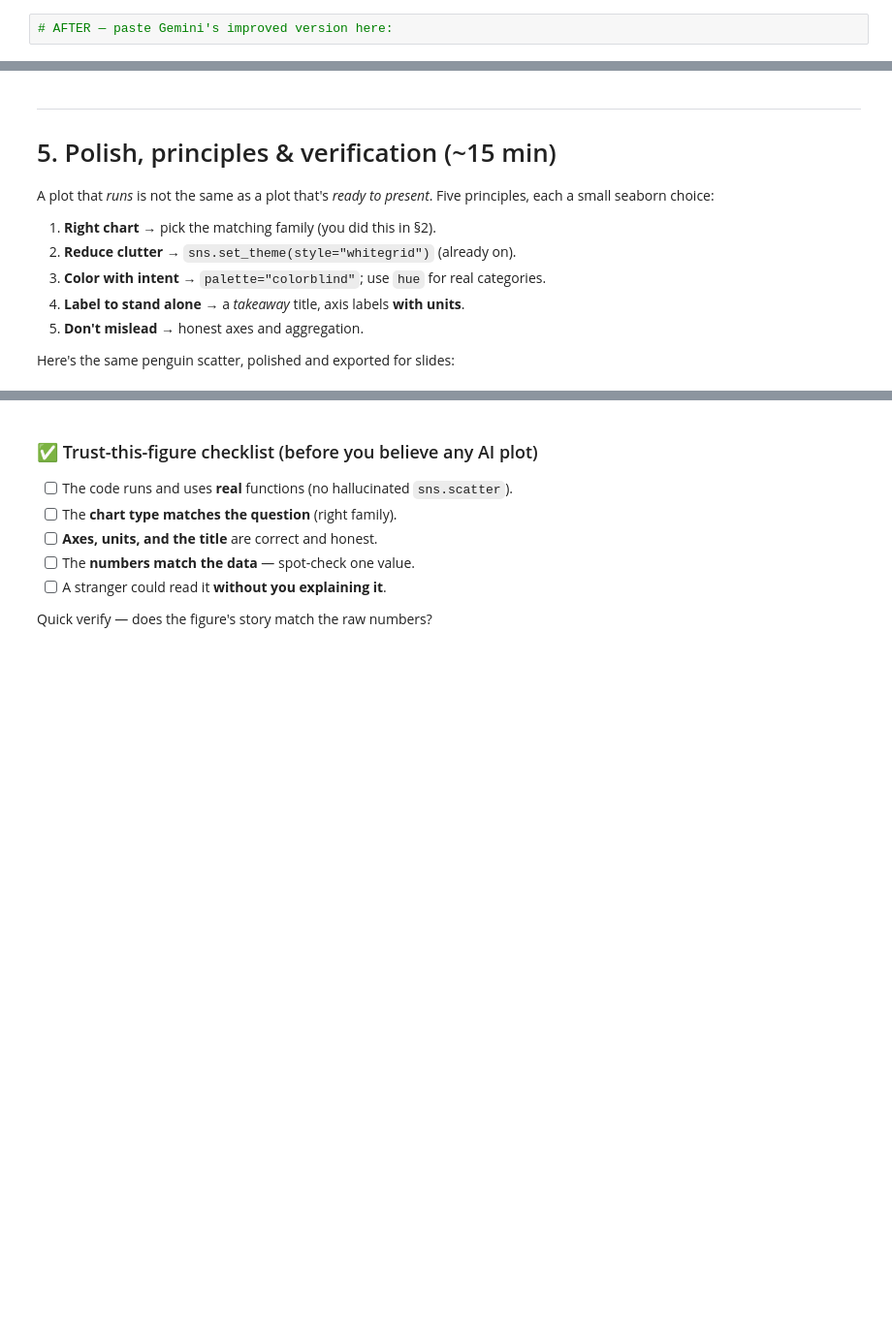
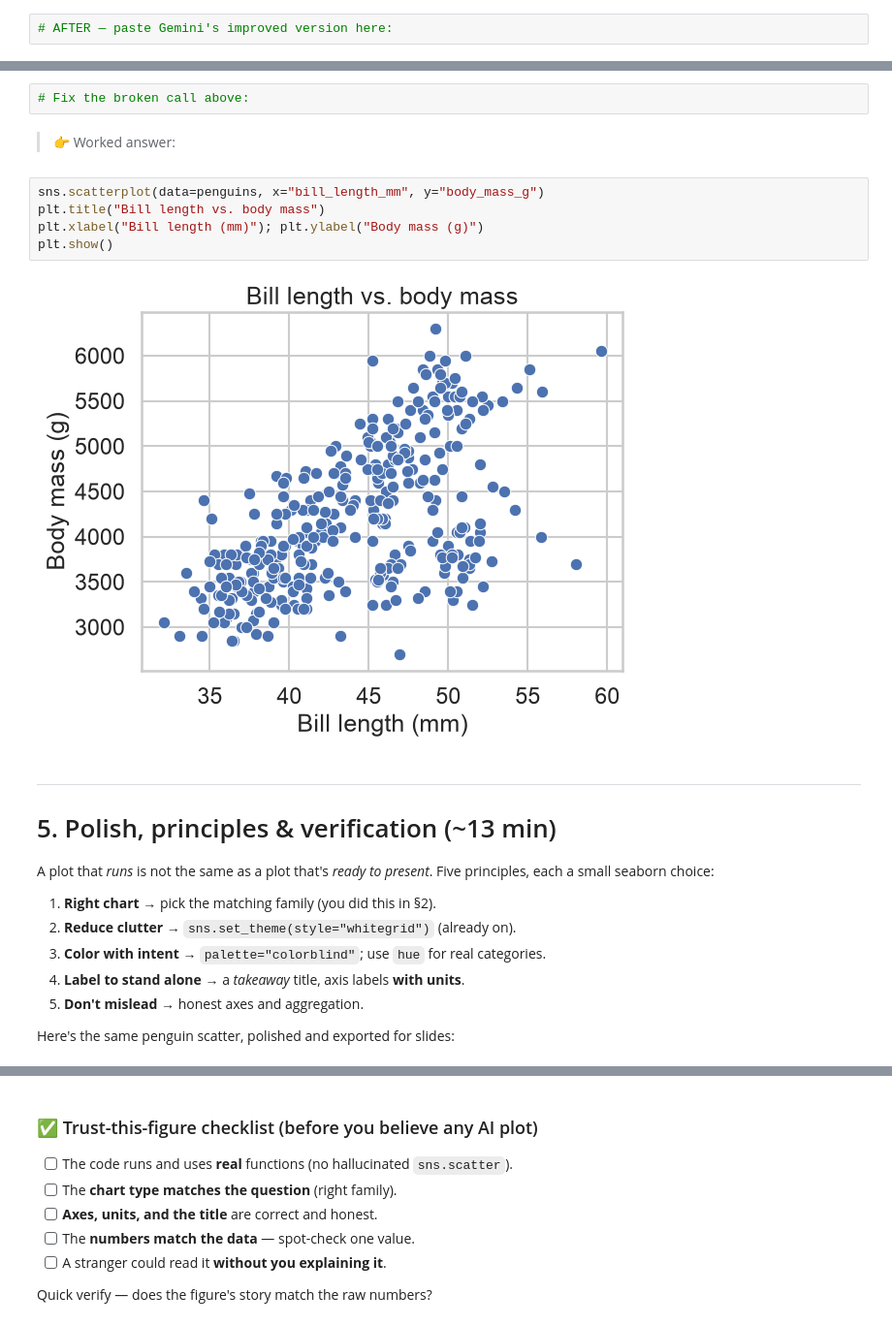
Before and after one commit to CWML/AI-for-Data-Visualization, a Jupyter notebook: ai_dataviz_2026_workshop.ipynb, the cells around one changed output, grey strips where cells are left out. Shown at 97% size. Saved outputs shown, nothing was run; the diff lists cells and outputs as text; blank space fills up the shorter version.

```diff
--- a/ai_dataviz_2026_workshop.ipynb
+++ b/ai_dataviz_2026_workshop.ipynb
@@ -212,6 +310,17 @@ plt.show()
+# %%
+# Fix the broken call above:
+# %% [markdown]
+> 👉 Worked answer:
+# %%
+sns.scatterplot(data=penguins, x="bill_length_mm", y="body_mass_g")
+plt.title("Bill length vs. body mass")
+plt.xlabel("Bill length (mm)"); plt.ylabel("Body mass (g)")
+plt.show()
+# %% [output]
+[figure, added]
 # %% [markdown]
 ---
-# 5. Polish, principles & verification (~15 min)
+# 5. Polish, principles & verification (~13 min)
 
 A plot that *runs* is not the same as a plot that's *ready to present*. Five
 principles, each a small seaborn choice:
```
Also changed, not shown: parts of 33 cells of this notebook, 2 other files.
